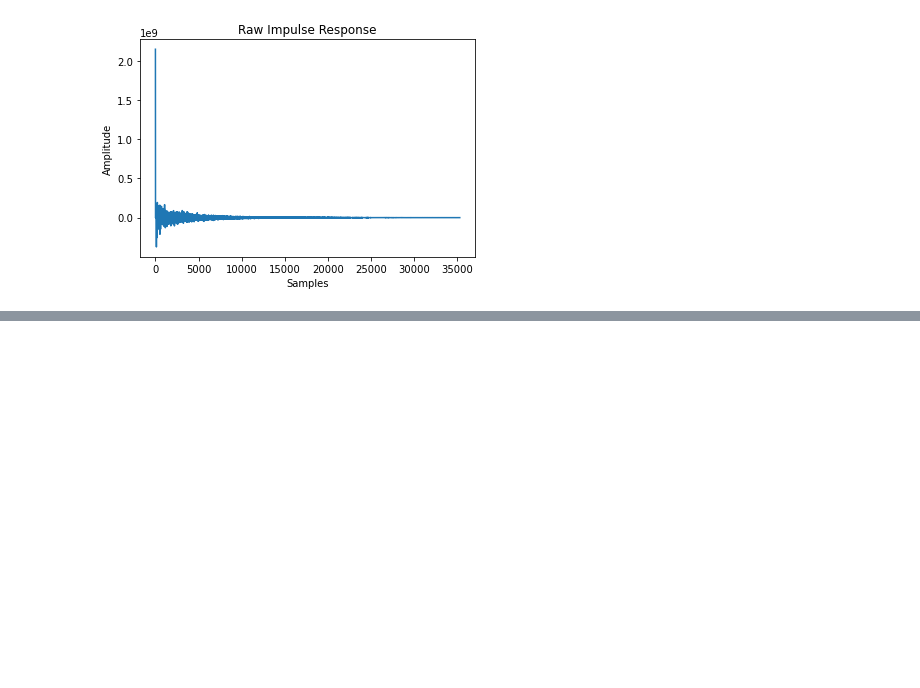
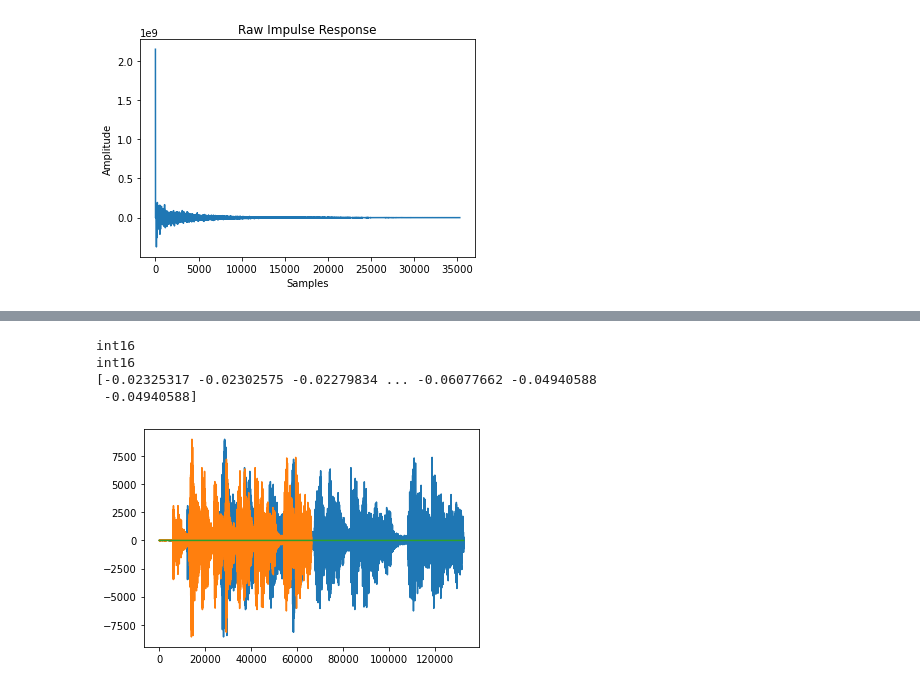
Before and after one commit to anniejchu/artificialreverb, a Jupyter notebook: ConvolutionReverb.ipynb, the cells around one changed output, grey strips where cells are left out. Drawn from its saved outputs; the diff is of its cells as text; code cells hidden in the pictures; blank space fills up the shorter version.

```diff
--- a/ConvolutionReverb.ipynb
+++ b/ConvolutionReverb.ipynb
@@ -185,0 +156,3 @@ array([   3.,    5.,    7., ..., -327., -227., -227.])
+# %%
+sig_upsampd = upsample()
+print(sig_upsampd)
@@ -185,0 +165,17 @@ array([   3.,    5.,    7., ..., -327., -227., -227.])
+# %%
+plt.plot(sig_upsampd)
+plt.plot(data_in)
+print(sig_upsampd.dtype)
+print(data_in.dtype)
+sig_norm = 2*((sig_upsampd-min(sig_upsampd))/(max(sig_upsampd)-min(sig_upsampd)))-1
+print(sig_norm)
+plt.plot(sig_norm)
+data_ir = data_IR
+# ir_norm = 2*((data_ir-min(data_ir))/(max(data_ir)-min(data_ir)))-1
+# print(ir_norm)
+# %% [output]
+int16
+int16
+[-0.02325317 -0.02302575 -0.02279834 ... -0.06077662 -0.04940588
+ -0.04940588]
+[figure, added]
```
Also changed, not shown: parts of 13 cells of this notebook.
